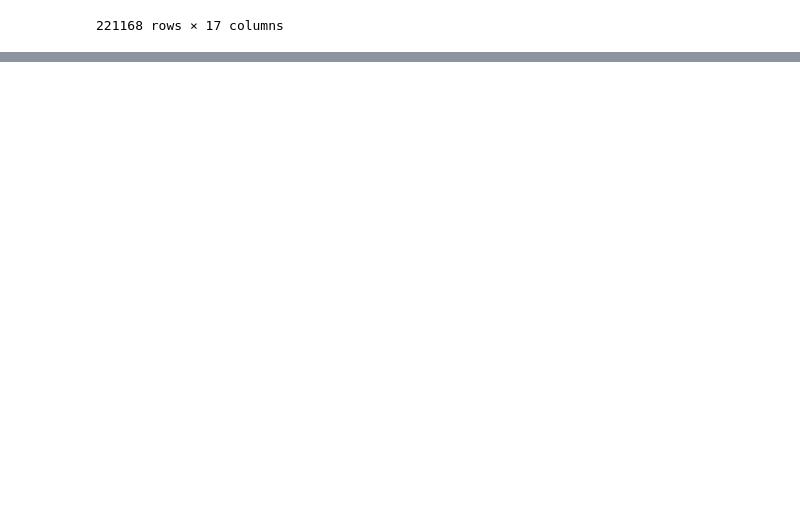
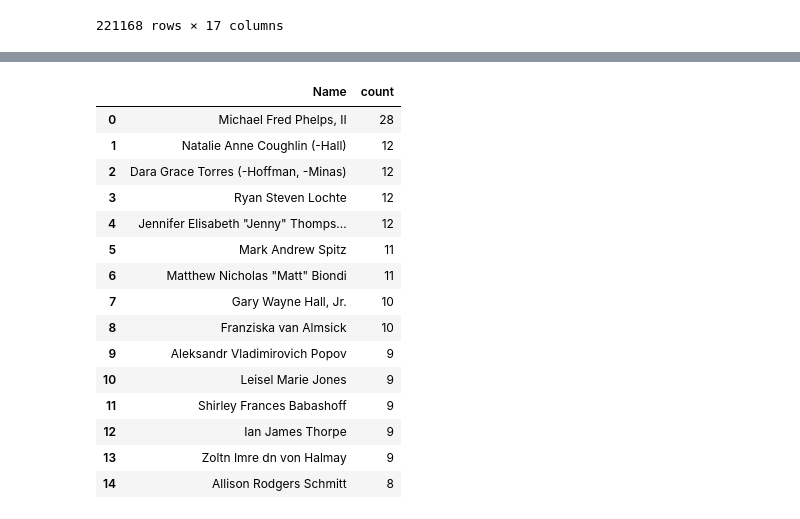
Before and after one commit to ZataraHere/Exploratory-Data-Analysis, a Jupyter notebook: olympics data analysis.ipynb, the cells around one changed output, grey strips where cells are left out. Saved outputs shown, nothing was run; the diff lists cells and outputs as text; code cells hidden in the pictures; blank space fills up the shorter version.

```diff
--- a/olympics data analysis.ipynb
+++ b/olympics data analysis.ipynb
@@ -274,0 +333,19 @@ px.line(countries_over_years,x= 'Year', y = 'count')
+# %%
+temp_df['Name'].value_counts().reset_index().head(15)
+# %% [output]
+|  | Name | count |
+| 0 | Michael Fred Phelps, II | 28 |
+| 1 | Natalie Anne Coughlin (-Hall) | 12 |
+| 2 | Dara Grace Torres (-Hoffman, -Minas) | 12 |
+| 3 | Ryan Steven Lochte | 12 |
+| 4 | Jennifer Elisabeth "Jenny" Thomps... | 12 |
+| 5 | Mark Andrew Spitz | 11 |
+| 6 | Matthew Nicholas "Matt" Biondi | 11 |
+| 7 | Gary Wayne Hall, Jr. | 10 |
+| 8 | Franziska van Almsick | 10 |
+| 9 | Aleksandr Vladimirovich Popov | 9 |
+| 10 | Leisel Marie Jones | 9 |
+| 11 | Shirley Frances Babashoff | 9 |
+| 12 | Ian James Thorpe | 9 |
+| 13 | Zoltn Imre dn von Halmay | 9 |
+| 14 | Allison Rodgers Schmitt | 8 |
```
Also changed, not shown: parts of 11 cells of this notebook.
